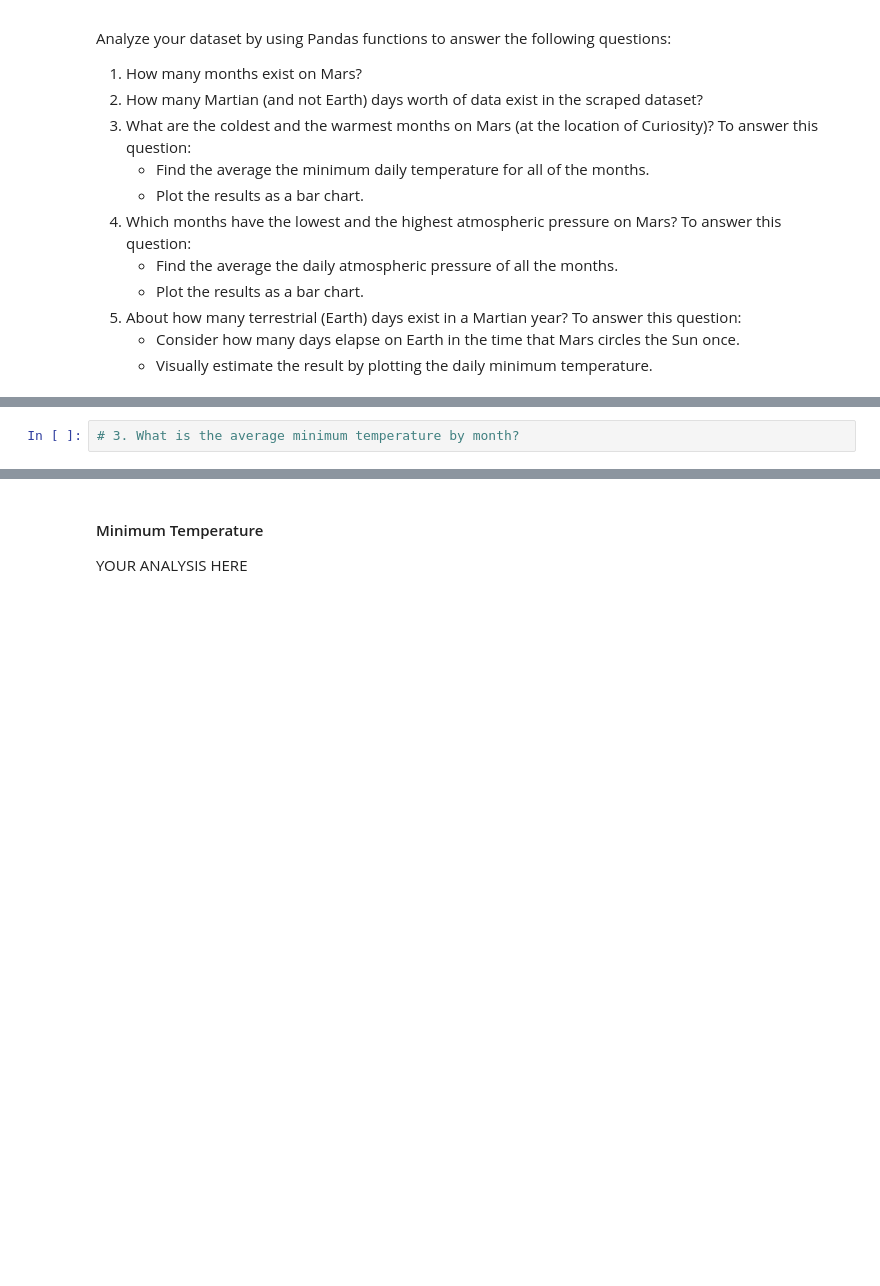
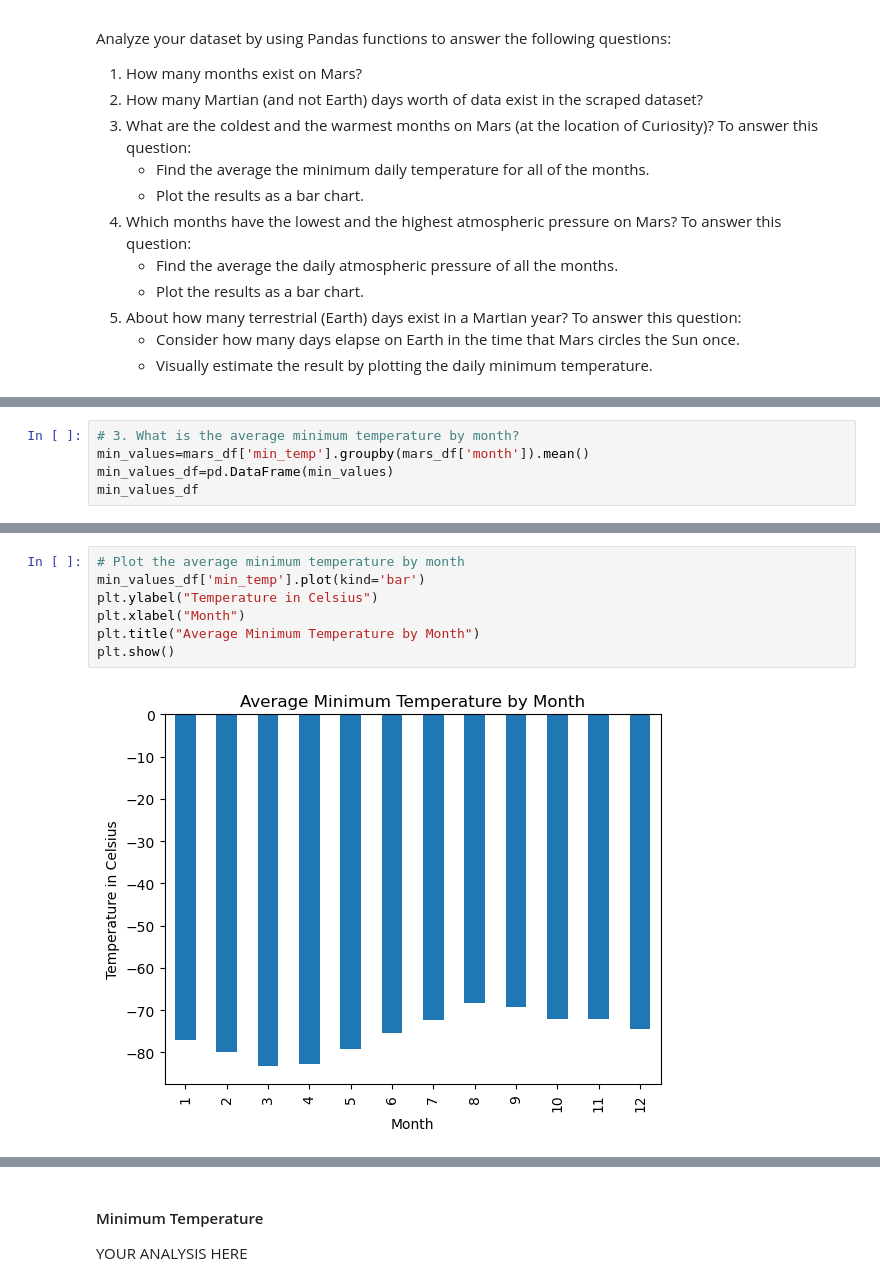
Before and after one commit to shannonmarie126/data_scraping-challenge, a Jupyter notebook: mars_weather/part_2_mars_weather.ipynb, the cells around one changed output, grey strips where cells are left out. Saved outputs shown, nothing was run; the diff lists cells and outputs as text; blank space fills up the shorter version.

```diff
--- a/mars_weather/part_2_mars_weather.ipynb
+++ b/mars_weather/part_2_mars_weather.ipynb
@@ -145,4 +137,7 @@ Analyze your dataset by using Pandas functions to answer the following questions
 1867
 # %%
 # 3. What is the average minimum temperature by month?
+min_values=mars_df['min_temp'].groupby(mars_df['month']).mean()
+min_values_df=pd.DataFrame(min_values)
+min_values_df
 # %% [output]
@@ -167,2 +158,11 @@ Name: min_temp, dtype: float64
+# %%
+# Plot the average minimum temperature by month
+min_values_df['min_temp'].plot(kind='bar')
+plt.ylabel("Temperature in Celsius")
+plt.xlabel("Month")
+plt.title("Average Minimum Temperature by Month")
+plt.show()
+# %% [output]
+[figure, added]
 # %%
 # Identify the coldest and hottest months in Curiosity's location by sorting the previous graph
```
Also changed, not shown: parts of 15 cells of this notebook, 1 other file.
